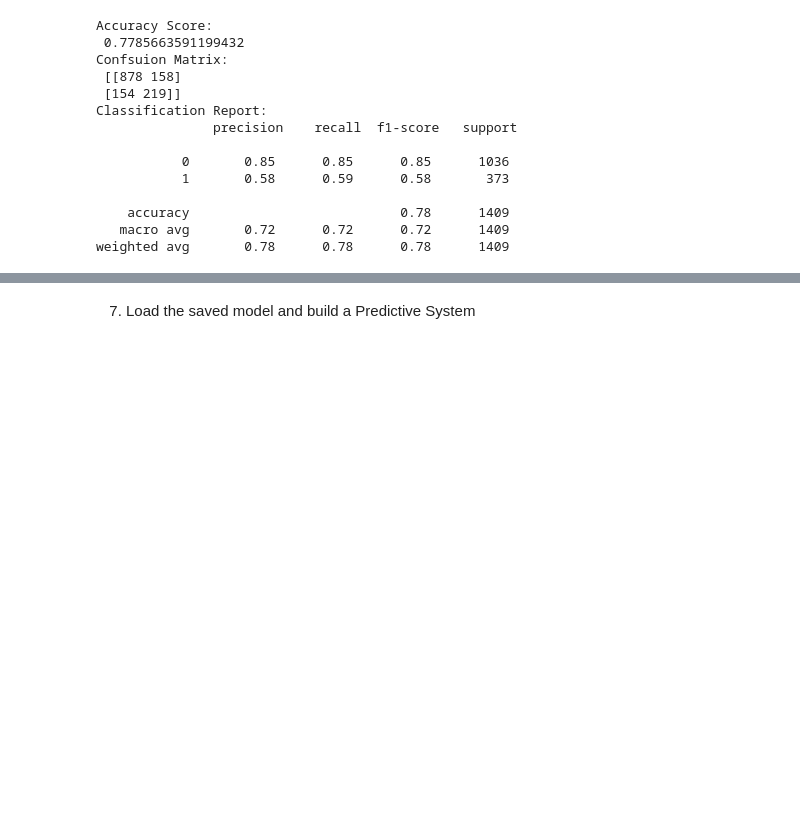
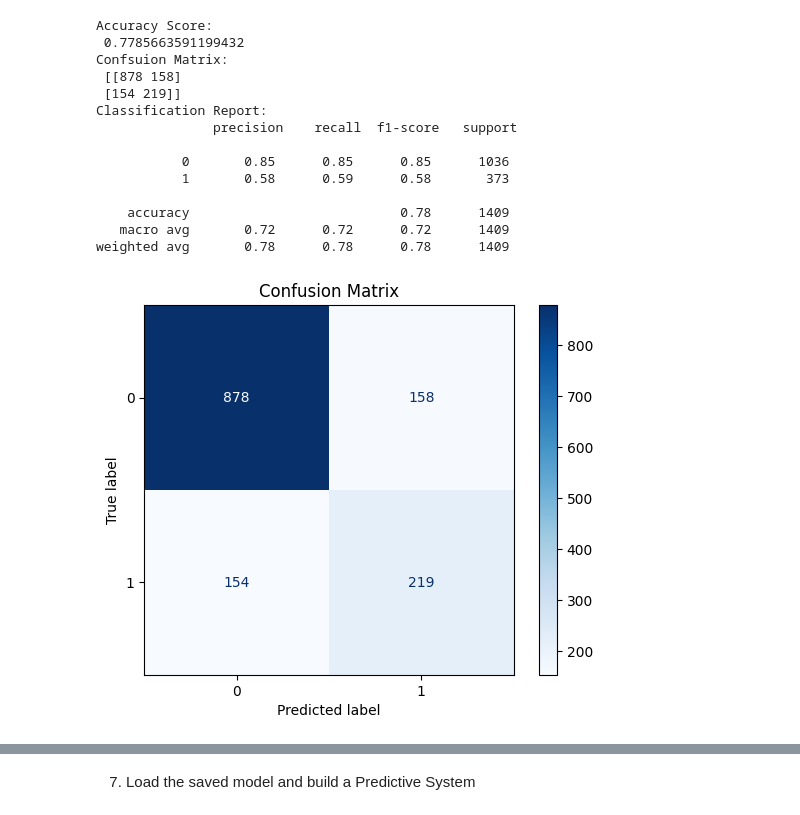
Before and after one commit to haritharajan04/Customer_Churn_Prediction_using_ML.ipynb, a Jupyter notebook: Customer_Churn_Prediction_using_ML.ipynb, the cells around one changed output, grey strips where cells are left out. Drawn from its saved outputs; the diff is of its cells as text; code cells hidden in the pictures; blank space fills up the shorter version.

```diff
--- a/Customer_Churn_Prediction_using_ML.ipynb
+++ b/Customer_Churn_Prediction_using_ML.ipynb
@@ -560,3 +600,17 @@ model_data = {"model": rfc, "features_names": X.columns.tolist()}
 
 with open("customer_churn_model.pkl", "wb") as f:
   pickle.dump(model_data, f)
+# %%
+from sklearn.metrics import ConfusionMatrixDisplay
+
+ConfusionMatrixDisplay.from_estimator(
+    rfc,
+    X_test,
+    y_test,
+    cmap="Blues"
+)
+
+plt.title("Confusion Matrix")
+plt.show()
+# %% [output]
+[figure, added]
```
Also changed, not shown: parts of 10 cells of this notebook.
